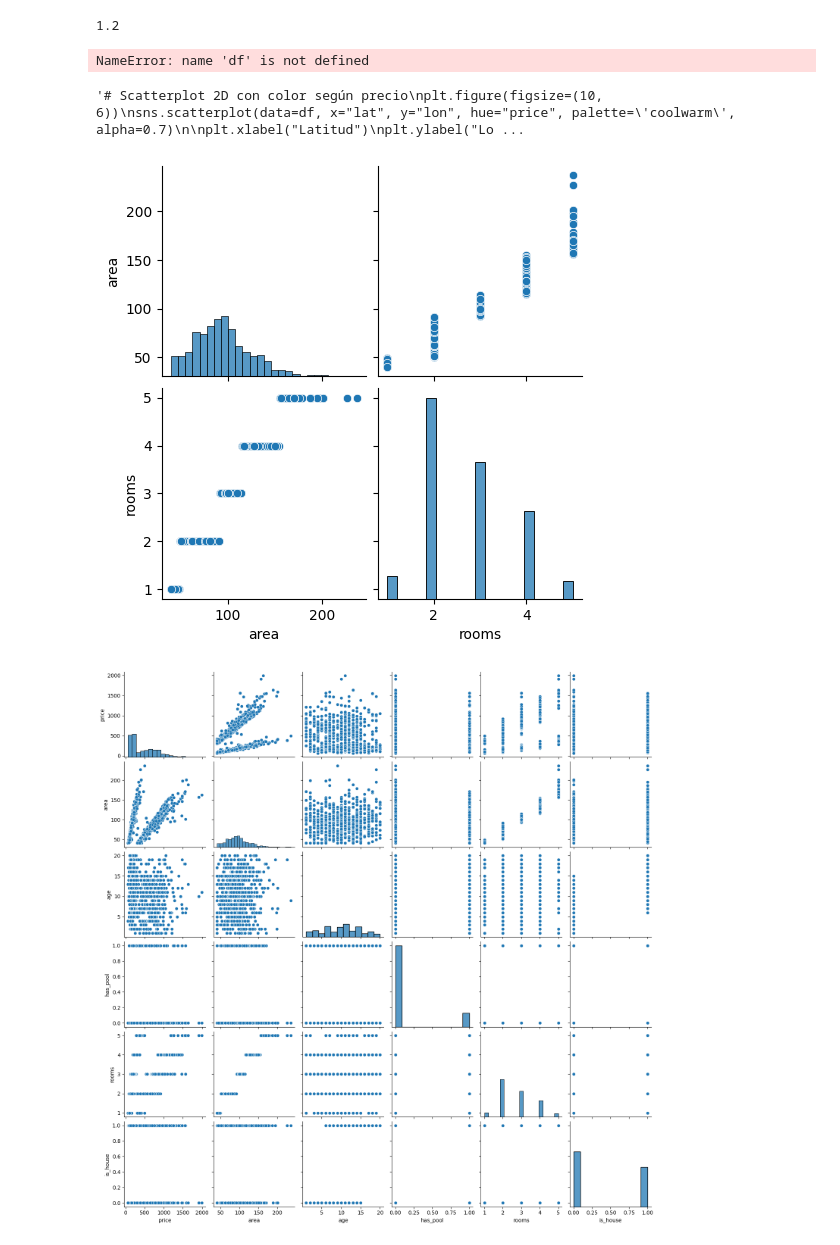
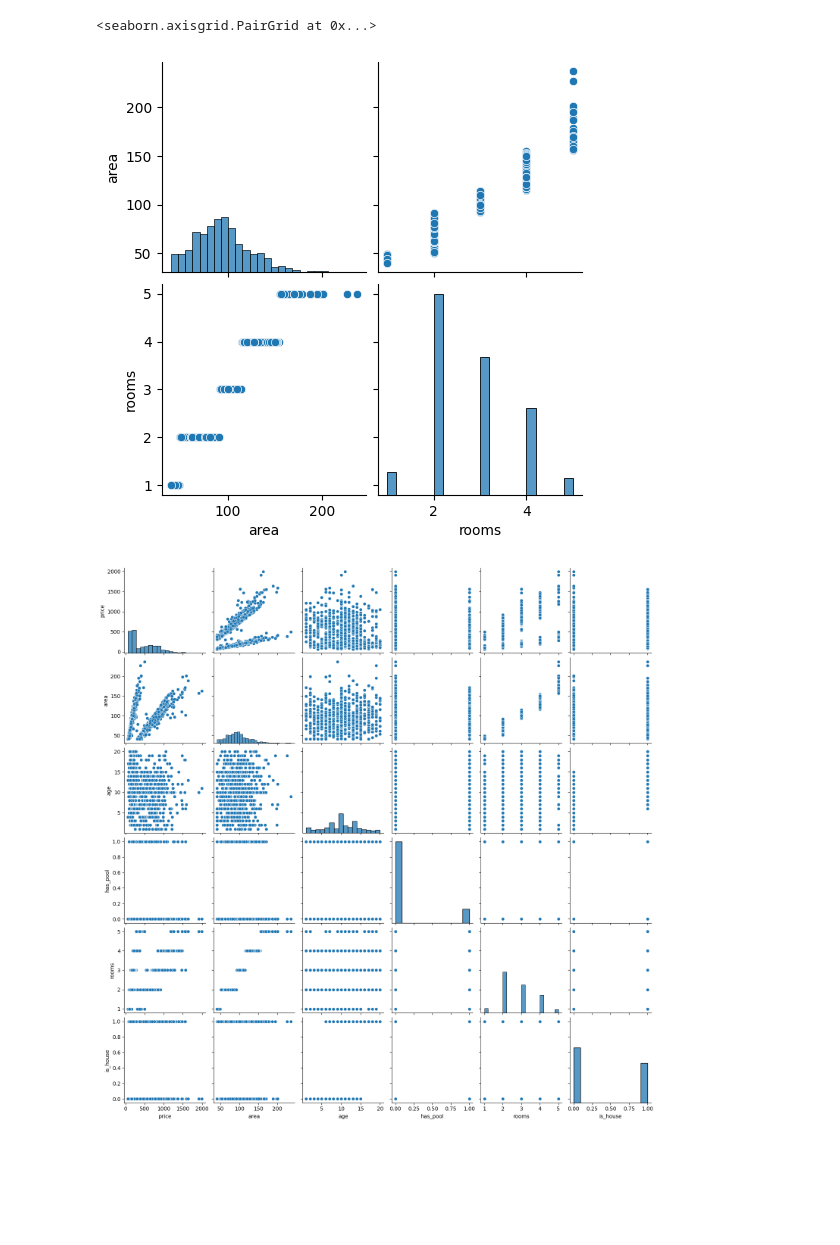
Before and after one commit to agusamblard/tp1-ml, a Jupyter notebook: Entrega_TP1.ipynb, the cells around one changed output. Saved outputs shown, nothing was run; the diff lists cells and outputs as text; code cells hidden in the pictures; blank space fills up the shorter version.

```diff
--- a/Entrega_TP1.ipynb
+++ b/Entrega_TP1.ipynb
@@ -56,54 +53,21 @@ Rango de área en las 20 filas: 57.0 - 1249.0
-# %%
-1.2
-# %% [output]
-1.2
-# %%
-#modificar todos los valores de area en sqft a m2. a cada columna en la que la fila de area_units diga sqft, agarrar su valor de area y multiplicarlo por 0.092903
-df.loc[df["area_units"] == "sqft", "area"] *= 0.092903
-#redondear a 1 decimal
-df["area"] = df["area"].round(1)
-#modificar todos los valores de area_units a m2
-df.loc[df["area_units"] == "sqft", "area_units"] = "m2"
-""""
-#reemplazar los valores NaN en age y rooms por la media de la columna. Redondear al entero mas cercano, por ejemplo 4,6 se redondea a 5
-
-df["age"].fillna(round(df["age"].mean()), inplace=True)
-df["rooms"].fillna(round(df["rooms"].mean()), inplace=True)
-
-"""
-#guadar el archivo
-df.to_csv("casas_dev.csv", index=False)
-# %% [output]
-NameError: name 'df' is not defined
 # %%
 #Realice una serie de histogramas y diagramas de dispersión (scatterplots) para mostrar la relación entre las variables.
 #Para esto, es útil el comando pairplot. ¿Qué conclusiones puede extraer a simple vista acerca de las relaciones entre las variables?
 #Se permite la creación de gráficos adicionales que considere relevantes.
 
-import seaborn as sns
-import matplotlib.pyplot as plt
 
 # Crear un pairplot con las variables numéricas
+
+df = pd.read_csv("casas_dev.csv")
 
 sns.pairplot(df[["area", "rooms",]])
 sns.pairplot(df[[ "price", "area", "age", "has_pool","rooms", "is_house"]])
 
 sns.pairplot(df[["lat", "lon", "price"]])
-
-
-"""# Scatterplot 2D con color según precio
-plt.figure(figsize=(10, 6))
-sns.scatterplot(data=df, x="lat", y="lon", hue="price", palette='coolwarm', alpha=0.7)
-
-plt.xlabel("Latitud")
-plt.ylabel("Longitud")
-plt.title("Distribución de precios según Latitud y Longitud")
-plt.show()
-"""
 # %% [output]
-'# Scatterplot 2D con color según precio\nplt.figure(figsize=(10, 6))\nsns.scatterplot(data=df, x="lat", y="lon", hue="price", palette=\'coolwarm\', alpha=0.7)\n\nplt.xlabel("Latitud")\nplt.ylabel("Lo ...
+<seaborn.axisgrid.PairGrid at 0x...>
-[figure, old version]
+[figure, new version]
-[figure, old version]
+[figure, new version]
 [figure]
 # %%
 1.3
```
Also changed, not shown: parts of 14 cells of this notebook.
